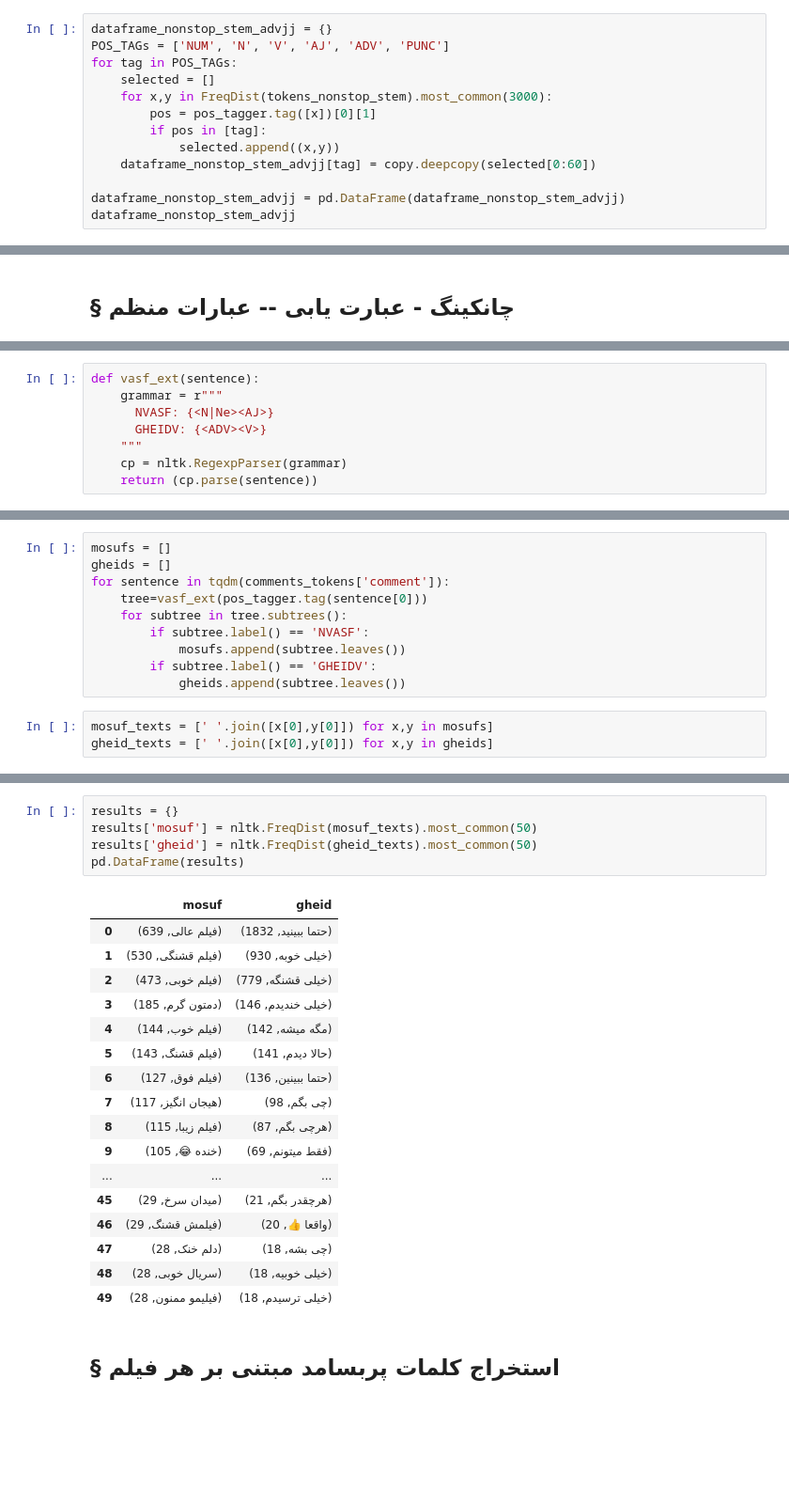
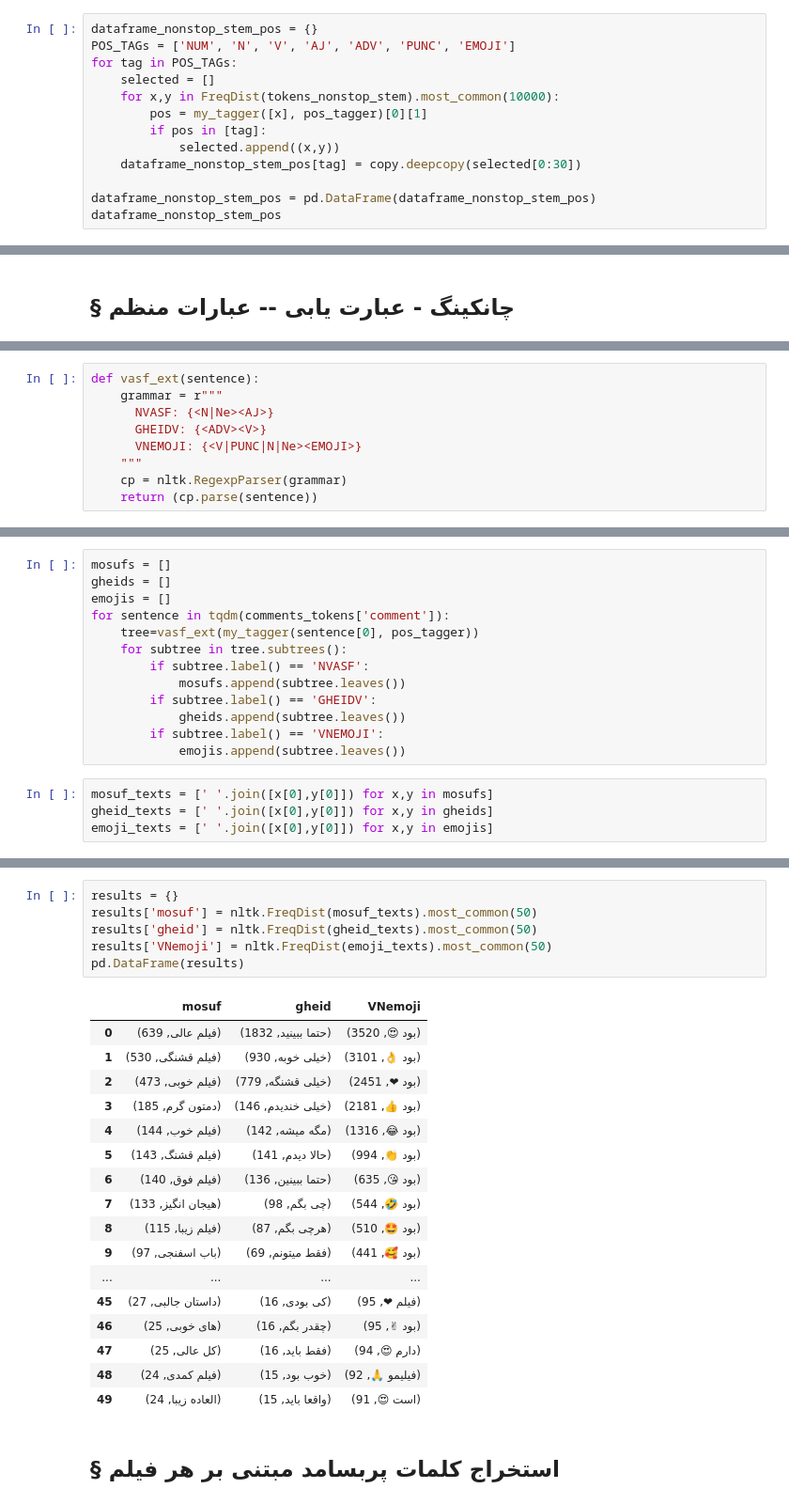
Before and after one commit to MMovasaghi/nlp, a Jupyter notebook: hw1/code/2_data_analysis.ipynb, the cells around one changed output, grey strips where cells are left out. Shown: that part at 94% size. Cells and saved outputs as stored; diff of their text form; blank space fills up the shorter version.

```diff
--- a/hw1/code/Untitled.ipynb
+++ b/hw1/code/2_data_analysis.ipynb
@@ -972,16 +1004,16 @@ dataframe_nonstop_lem_advjj
 # %% [markdown]
 <div style="direction:rtl; font-family: 'B Lotus'; font-size:115%;">مشخص کردن POS-tag براساس فرم تقلیل یافته کلمات (stem):</div>
 # %%
-dataframe_nonstop_stem_advjj = {}
-POS_TAGs = ['NUM', 'N', 'V', 'AJ', 'ADV', 'PUNC']
+dataframe_nonstop_stem_pos = {}
+POS_TAGs = ['NUM', 'N', 'V', 'AJ', 'ADV', 'PUNC', 'EMOJI']
 for tag in POS_TAGs:
     selected = []
-    for x,y in FreqDist(tokens_nonstop_stem).most_common(3000):
-        pos = pos_tagger.tag([x])[0][1]
+    for x,y in FreqDist(tokens_nonstop_stem).most_common(10000):
+        pos = my_tagger([x], pos_tagger)[0][1]
         if pos in [tag]:
             selected.append((x,y))
-    dataframe_nonstop_stem_advjj[tag] = copy.deepcopy(selected[0:60])
+    dataframe_nonstop_stem_pos[tag] = copy.deepcopy(selected[0:30])
 
-dataframe_nonstop_stem_advjj = pd.DataFrame(dataframe_nonstop_stem_advjj)
-dataframe_nonstop_stem_advjj
+dataframe_nonstop_stem_pos = pd.DataFrame(dataframe_nonstop_stem_pos)
+dataframe_nonstop_stem_pos
 # %% [output]
@@ -1059,6 +1087,7 @@ def vasf_ext(sentence):
     grammar = r"""
       NVASF: {<N|Ne><AJ>}
       GHEIDV: {<ADV><V>}
+      VNEMOJI: {<V|PUNC|N|Ne><EMOJI>}
     """
     cp = nltk.RegexpParser(grammar)
     return (cp.parse(sentence))
@@ -1086,13 +1120,17 @@ pos_tagger.tag(comments_tokens['comment'][sent_index][0])
 # %%
 mosufs = []
 gheids = []
+emojis = []
 for sentence in tqdm(comments_tokens['comment']):
-    tree=vasf_ext(pos_tagger.tag(sentence[0]))
+    tree=vasf_ext(my_tagger(sentence[0], pos_tagger))
     for subtree in tree.subtrees():
         if subtree.label() == 'NVASF':
             mosufs.append(subtree.leaves())
         if subtree.label() == 'GHEIDV':
             gheids.append(subtree.leaves())
+        if subtree.label() == 'VNEMOJI':
+            emojis.append(subtree.leaves())
 # %%
 mosuf_texts = [' '.join([x[0],y[0]]) for x,y in mosufs]
 gheid_texts = [' '.join([x[0],y[0]]) for x,y in gheids]
+emoji_texts = [' '.join([x[0],y[0]]) for x,y in emojis]
@@ -1120,25 +1137,26 @@ gheid_texts = [' '.join([x[0],y[0]]) for x,y in gheids]
 # %%
 results = {}
 results['mosuf'] = nltk.FreqDist(mosuf_texts).most_common(50)
 results['gheid'] = nltk.FreqDist(gheid_texts).most_common(50)
+results['VNemoji'] = nltk.FreqDist(emoji_texts).most_common(50)
 pd.DataFrame(results)
 # %% [output]
-|  | mosuf | gheid |
-| 0 | (فیلم عالی, 639) | (حتما ببینید, 1832) |
-| 1 | (فیلم قشنگی, 530) | (خیلی خوبه, 930) |
-| 2 | (فیلم خوبی, 473) | (خیلی قشنگه, 779) |
-| 3 | (دمتون گرم, 185) | (خیلی خندیدم, 146) |
-| 4 | (فیلم خوب, 144) | (مگه میشه, 142) |
-| 5 | (فیلم قشنگ, 143) | (حالا دیدم, 141) |
-| 6 | (فیلم فوق, 127) | (حتما ببینین, 136) |
-| 7 | (هیجان انگیز, 117) | (چی بگم, 98) |
-| 8 | (فیلم زیبا, 115) | (هرچی بگم, 87) |
-| 9 | (خنده 😂, 105) | (فقط میتونم, 69) |
-| ... | ... | ... |
-| 45 | (میدان سرخ, 29) | (هرچقدر بگم, 21) |
-| 46 | (فیلمش قشنگ, 29) | (واقعا 👍, 20) |
-| 47 | (دلم خنک, 28) | (چی بشه, 18) |
-| 48 | (سریال خوبی, 28) | (خیلی خوبیه, 18) |
-| 49 | (فیلیمو ممنون, 28) | (خیلی ترسیدم, 18) |
+|  | mosuf | gheid | VNemoji |
+| 0 | (فیلم عالی, 639) | (حتما ببینید, 1832) | (بود 😍, 3520) |
+| 1 | (فیلم قشنگی, 530) | (خیلی خوبه, 930) | (بود 👌, 3101) |
+| 2 | (فیلم خوبی, 473) | (خیلی قشنگه, 779) | (بود ❤, 2451) |
+| 3 | (دمتون گرم, 185) | (خیلی خندیدم, 146) | (بود 👍, 2181) |
+| 4 | (فیلم خوب, 144) | (مگه میشه, 142) | (بود 😂, 1316) |
+| 5 | (فیلم قشنگ, 143) | (حالا دیدم, 141) | (بود 👏, 994) |
+| 6 | (فیلم فوق, 140) | (حتما ببینین, 136) | (بود 😘, 635) |
+| 7 | (هیجان انگیز, 133) | (چی بگم, 98) | (بود 🤣, 544) |
+| 8 | (فیلم زیبا, 115) | (هرچی بگم, 87) | (بود 🤩, 510) |
+| 9 | (باب اسفنجی, 97) | (فقط میتونم, 69) | (بود 🥰, 441) |
+| ... | ... | ... | ... |
+| 45 | (داستان جالبی, 27) | (کی بودی, 16) | (فیلم ❤, 95) |
+| 46 | (های خوبی, 25) | (چقدر بگم, 16) | (بود ✌, 95) |
+| 47 | (کل عالی, 25) | (فقط باید, 16) | (دارم 😍, 94) |
+| 48 | (فیلم کمدی, 24) | (خوب بود, 15) | (فیلیمو 🙏, 92) |
+| 49 | (العاده زیبا, 24) | (واقعا باید, 15) | (است 😍, 91) |
 # %% [markdown]
 <h2 style="direction:rtl;font-family: 'B Lotus';"> § استخراج کلمات پربسامد مبتنی بر هر فیلم</h2>
```
Also changed, not shown: parts of 38 cells of this notebook, 7 other files.
